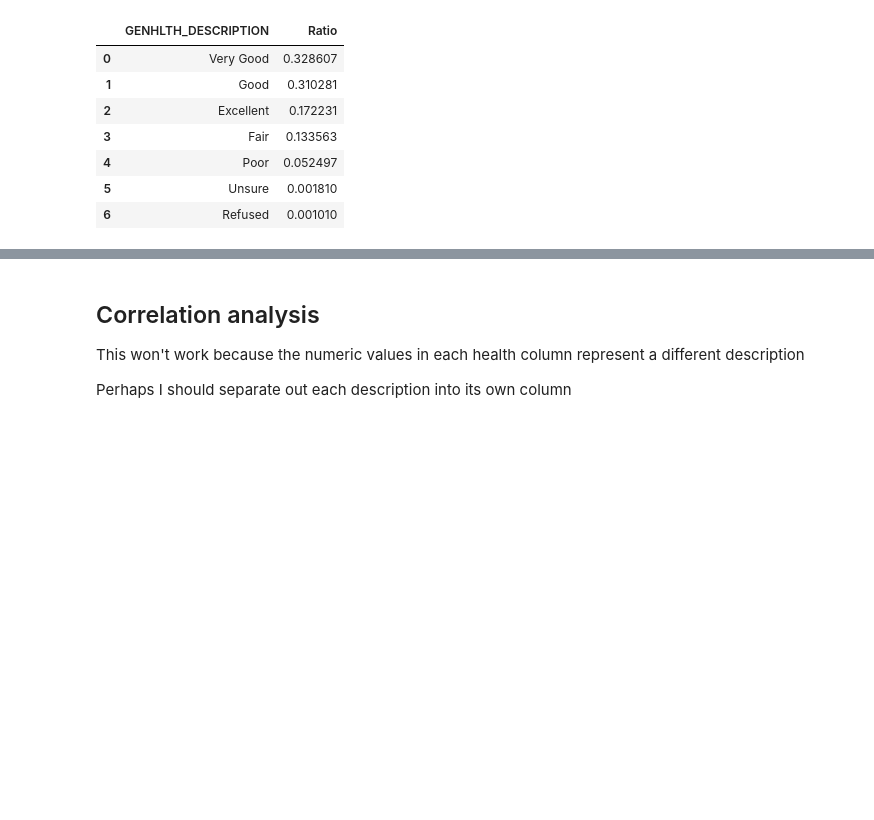
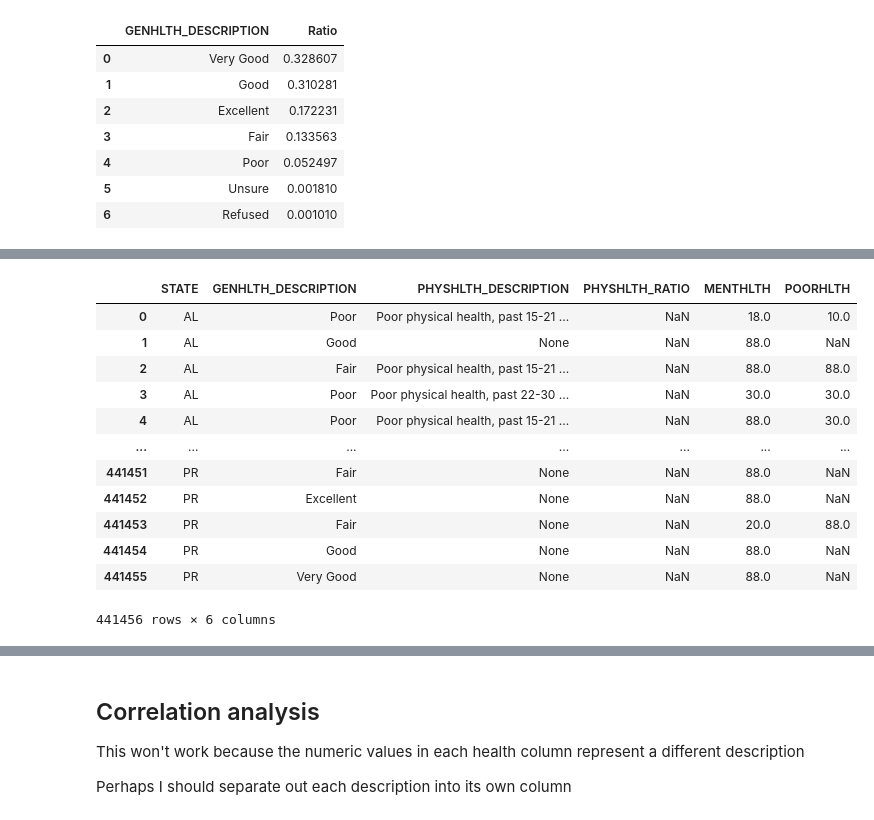
Before and after one commit to veroanalytic/analytics-template, a Jupyter notebook: brfss/brfss-analysis.ipynb, the cells around one changed output, grey strips where cells are left out. Cells and saved outputs as stored; diff of their text form; code cells hidden in the pictures; blank space fills up the shorter version.

Commit message:
worked on physhlth column, utilized concat and merge functions

```diff
--- a/brfss/brfss-analysis.ipynb
+++ b/brfss/brfss-analysis.ipynb
@@ -330,3 +330,6 @@ df_genhlth
 | 4 | Poor | 0.052497 |
 | 5 | Unsure | 0.001810 |
 | 6 | Refused | 0.001010 |
+# %%
+df['PHYSHLTH_DESCRIPTION'] = df['PHYSHLTH']
+df['PHYSHLTH_DESCRIPTION'].value_counts().sort_values()
@@ -332,0 +354,9 @@ df_genhlth
+# %%
+df['PHYSHLTH_DESCRIPTION'].replace({88: 'None'}, inplace=True)
+df['PHYSHLTH_DESCRIPTION'].replace([1, 2, 3, 4, 5, 6, 7],'Poor physical health, past 1-7 days', inplace=True)
+df['PHYSHLTH_DESCRIPTION'].replace([8, 9, 10, 11, 12, 13, 14],'Poor physical health, past 8-14 days', inplace=True)
+df['PHYSHLTH_DESCRIPTION'].replace([15, 16, 17, 18, 19, 20, 21],'Poor physical health, past 15-21 days', inplace=True)
+df['PHYSHLTH_DESCRIPTION'].replace([22, 23, 24, 25, 26, 27, 28, 29, 30],'Poor physical health, past 22-30 days', inplace=True)
+df['PHYSHLTH_DESCRIPTION'].replace({77: "Don't know/Not sure"}, inplace=True)
+df['PHYSHLTH_DESCRIPTION'].replace({99: "Refused"}, inplace=True)
+df['PHYSHLTH_DESCRIPTION'].value_counts().sort_values()
@@ -332,0 +430,16 @@ df_genhlth
+# %%
+df[['STATE', 'GENHLTH_DESCRIPTION', 'PHYSHLTH_DESCRIPTION', 'PHYSHLTH_RATIO', 'MENTHLTH', 'POORHLTH']]
+# %% [output]
+|  | STATE | GENHLTH_DESCRIPTION | PHYSHLTH_DESCRIPTION | PHYSHLTH_RATIO | MENTHLTH | POORHLTH |
+| 0 | AL | Poor | Poor physical health, past 15-21 ... | NaN | 18.0 | 10.0 |
+| 1 | AL | Good | None | NaN | 88.0 | NaN |
+| 2 | AL | Fair | Poor physical health, past 15-21 ... | NaN | 88.0 | 88.0 |
+| 3 | AL | Poor | Poor physical health, past 22-30 ... | NaN | 30.0 | 30.0 |
+| 4 | AL | Poor | Poor physical health, past 15-21 ... | NaN | 88.0 | 30.0 |
+| ... | ... | ... | ... | ... | ... | ... |
+| 441451 | PR | Fair | None | NaN | 88.0 | NaN |
+| 441452 | PR | Excellent | None | NaN | 88.0 | NaN |
+| 441453 | PR | Fair | None | NaN | 20.0 | 88.0 |
+| 441454 | PR | Good | None | NaN | 88.0 | NaN |
+| 441455 | PR | Very Good | None | NaN | 88.0 | NaN |
+441456 rows × 6 columns
```
Also changed, not shown: parts of 10 cells of this notebook, 2 other files.
